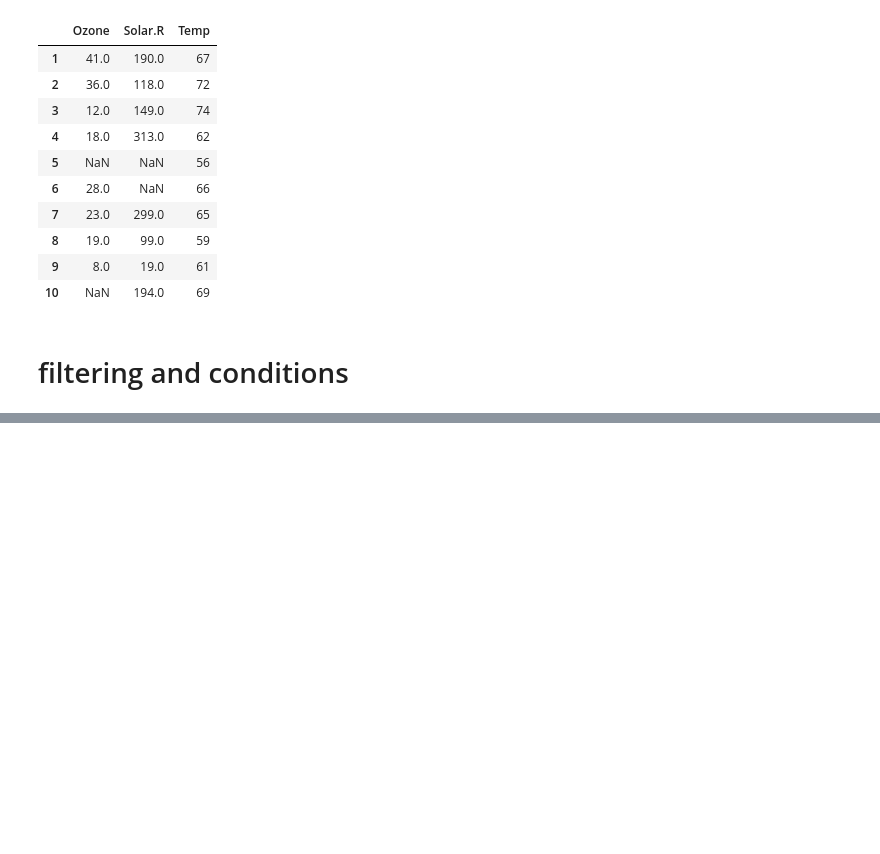
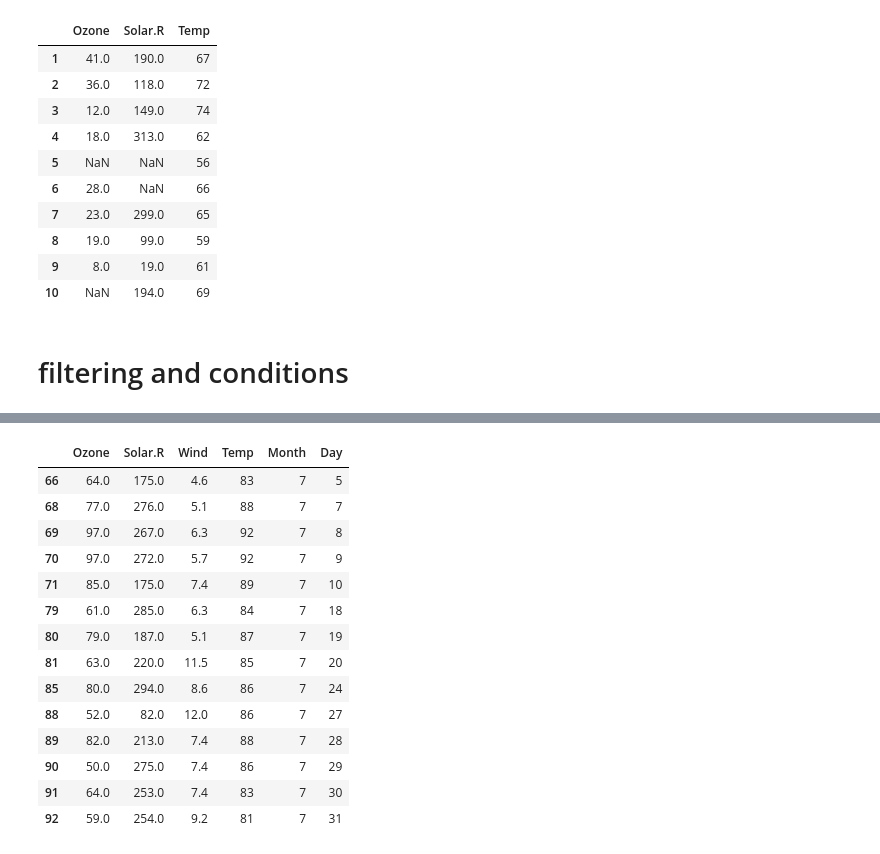
Before and after one commit to djedjigair/piit, a Jupyter notebook: assign/assign3.ipynb, the cells around one changed output, grey strips where cells are left out. Cells and saved outputs as stored; diff of their text form; code cells hidden in the pictures; blank space fills up the shorter version.

```diff
--- a/assign/assign3.ipynb
+++ b/assign/assign3.ipynb
@@ -266,0 +286,18 @@ df_sel.head(10)
+# %%
+airquality[(airquality['Month'] ==7) & (airquality['Ozone'].between(50,100))]
+# %% [output]
+|  | Ozone | Solar.R | Wind | Temp | Month | Day |
+| 66 | 64.0 | 175.0 | 4.6 | 83 | 7 | 5 |
+| 68 | 77.0 | 276.0 | 5.1 | 88 | 7 | 7 |
+| 69 | 97.0 | 267.0 | 6.3 | 92 | 7 | 8 |
+| 70 | 97.0 | 272.0 | 5.7 | 92 | 7 | 9 |
+| 71 | 85.0 | 175.0 | 7.4 | 89 | 7 | 10 |
+| 79 | 61.0 | 285.0 | 6.3 | 84 | 7 | 18 |
+| 80 | 79.0 | 187.0 | 5.1 | 87 | 7 | 19 |
+| 81 | 63.0 | 220.0 | 11.5 | 85 | 7 | 20 |
+| 85 | 80.0 | 294.0 | 8.6 | 86 | 7 | 24 |
+| 88 | 52.0 | 82.0 | 12.0 | 86 | 7 | 27 |
+| 89 | 82.0 | 213.0 | 7.4 | 88 | 7 | 28 |
+| 90 | 50.0 | 275.0 | 7.4 | 86 | 7 | 29 |
+| 91 | 64.0 | 253.0 | 7.4 | 83 | 7 | 30 |
+| 92 | 59.0 | 254.0 | 9.2 | 81 | 7 | 31 |
```
Also changed, not shown: parts of 18 cells of this notebook.
